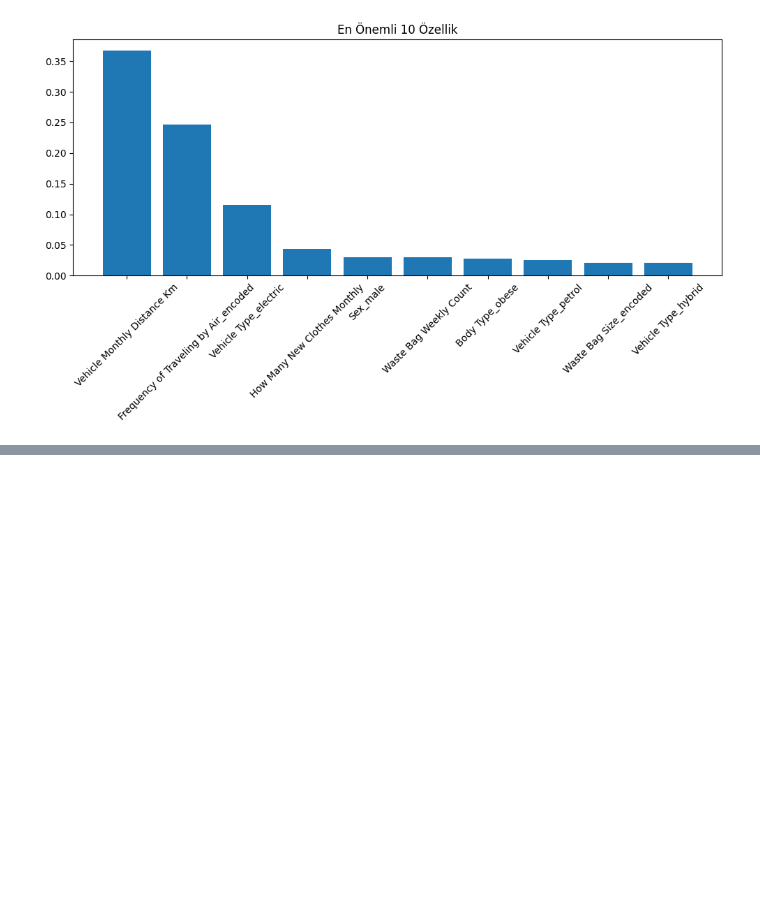
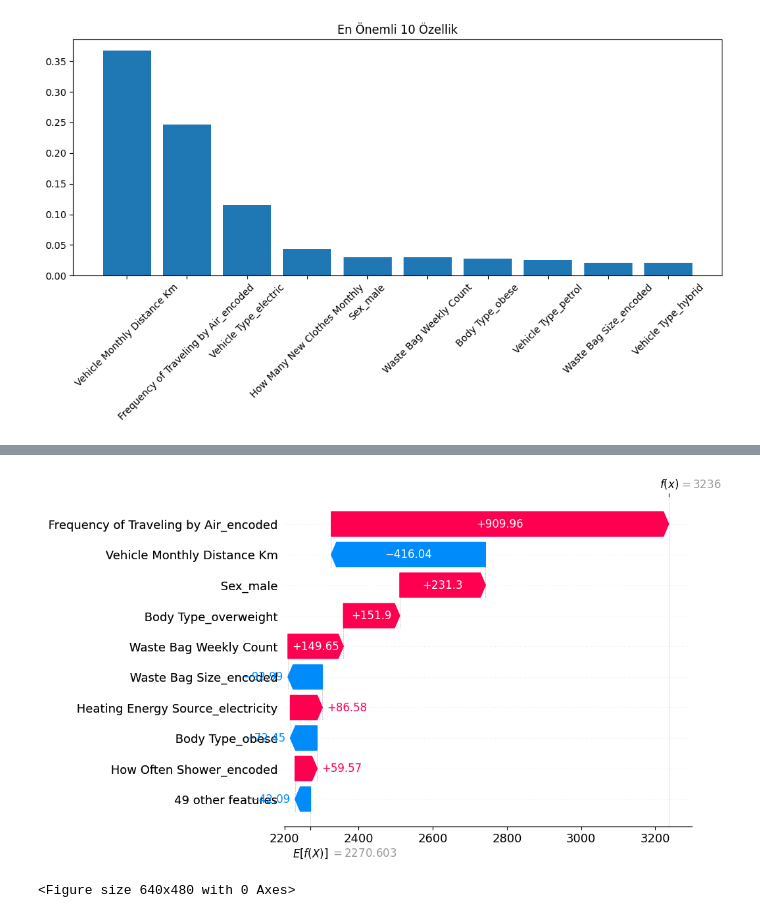
Before and after one commit to aycariko/AirRoute_Optimizer, a Jupyter notebook: carbon_emission.ipynb, the cells around one changed output, grey strips where cells are left out. Saved outputs shown, nothing was run; the diff lists cells and outputs as text; code cells hidden in the pictures; blank space fills up the shorter version.

```diff
--- a/carbon_emission.ipynb
+++ b/carbon_emission.ipynb
@@ -364,0 +419,14 @@ features = X_train.columns  # sütun isimleri
+# %%
+import shap
+
+# SHAP açıklayıcıyı tekrar çağır
+explainer = shap.TreeExplainer(model)
+shap_values = explainer.shap_values(X_test)  # Test set için
+
+# Tahmin ve gerçek değeri karşılaştır
+preds = model.predict(X_test)
+errors = abs(preds - y_test)
+
+# En doğru ve en hatalı tahminleri bul
+best_idx = errors.argmin()
+worst_idx = errors.argmax()
@@ -364,0 +440,15 @@ features = X_train.columns  # sütun isimleri
+# %%
+instance_idx = 0  # İlk örnek
+
+# Waterfall plot (tek bir gözlem için, tek outputlu modele uygun hale getirildi)
+shap.plots._waterfall.waterfall_legacy(
+    explainer.expected_value[0],         # ✔ scalar expected value
+    shap_values[instance_idx],           # ✔ SHAP değerleri
+    X_test.iloc[instance_idx]            # ✔ Özellik değerleri
+)
+
+plt.tight_layout()
+plt.show()
+# %% [output]
+[figure, added]
+<Figure size 640x480 with 0 Axes>
```
Also changed, not shown: parts of 12 cells of this notebook.
